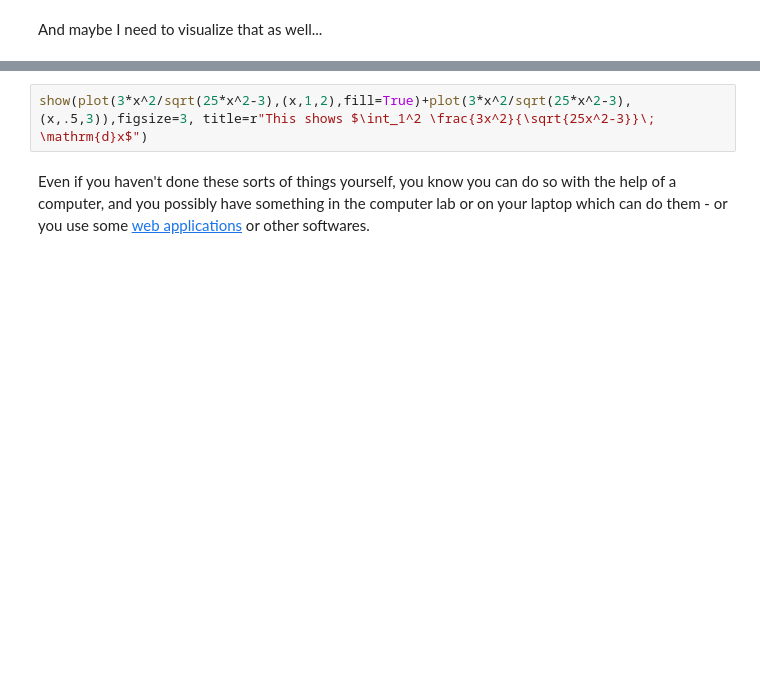
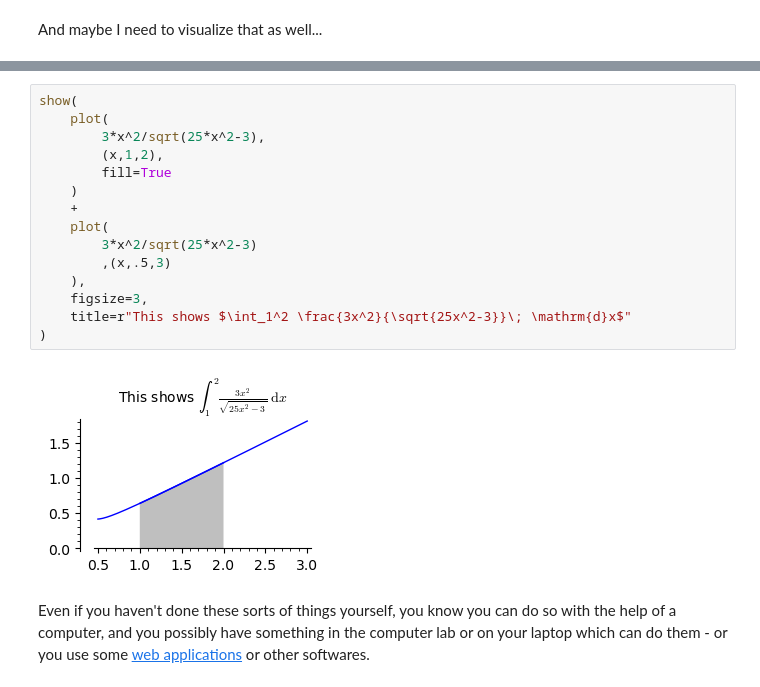
Before and after one commit to evansdoe/aims-za, a Jupyter notebook: _site/ems/2024-25/schedule/ems_2024_25_day_01_sagemath_introduction.ipynb, the cells around one changed output, grey strips where cells are left out. Drawn from its saved outputs; the diff is of its cells as text; blank space fills up the shorter version.

```diff
--- a/_site/ems/2024-25/schedule/ems_2024_25_day_01_sagemath_introduction.ipynb
+++ b/_site/ems/2024-25/schedule/ems_2024_25_day_01_sagemath_introduction.ipynb
@@ -508,5 +790,20 @@ html(r"This shows $\int_1^2 \frac{3\,x^2}{\sqrt{25\,x^2-3}}\; \mathrm{d}x$")
 # %%
-show(plot(3*x^2/sqrt(25*x^2-3),(x,1,2),fill=True)+plot(3*x^2/sqrt(25*x^2-3),(x,.5,3)),figsize=3, title=r"This shows $\int_1^2 \frac{3x^2}{\sqrt{25x^2-3}}\; \mathrm{d}x$")
+show(
+    plot(
+        3*x^2/sqrt(25*x^2-3),
+        (x,1,2),
+        fill=True
+    )
+    +
+    plot(
+        3*x^2/sqrt(25*x^2-3)
+        ,(x,.5,3)
+    ),
+    figsize=3,
+    title=r"This shows $\int_1^2 \frac{3x^2}{\sqrt{25x^2-3}}\; \mathrm{d}x$"
+)
+# %% [output]
+[figure, added]
 # %% [markdown]
 Even if you haven't done these sorts of things yourself, you know you can do so with the help of a computer, and you possibly have something in the computer lab or on your laptop which can do them - or you use some [web applications](http://www.wolframalpha.com/) or other softwares.
 # %% [markdown]
```
Also changed, not shown: parts of 115 cells of this notebook, 5 other files.
